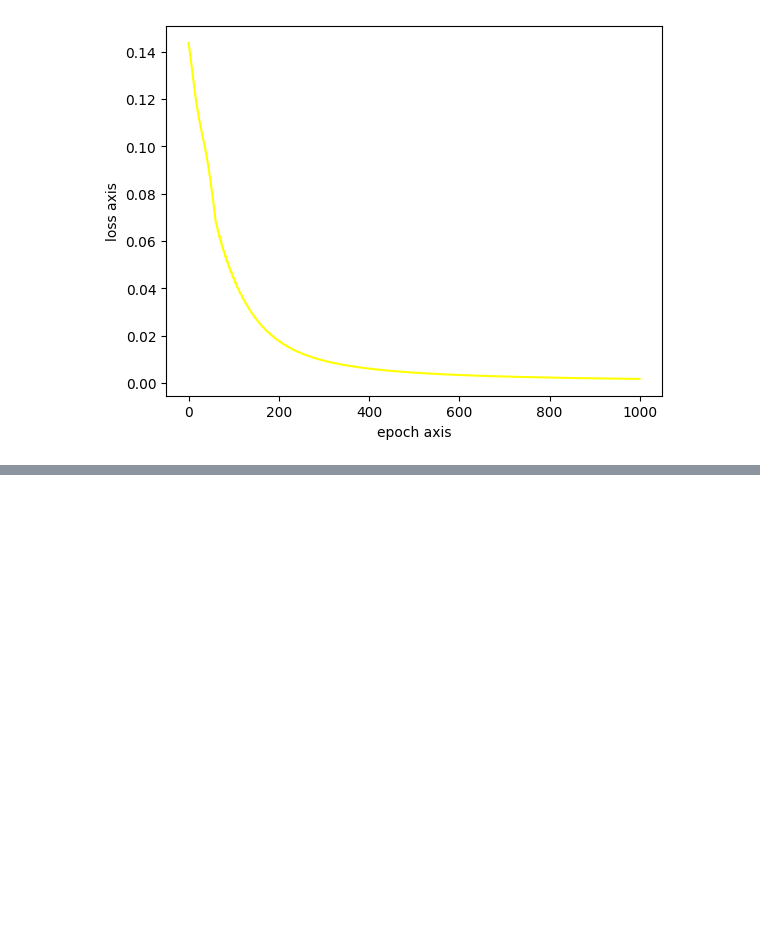
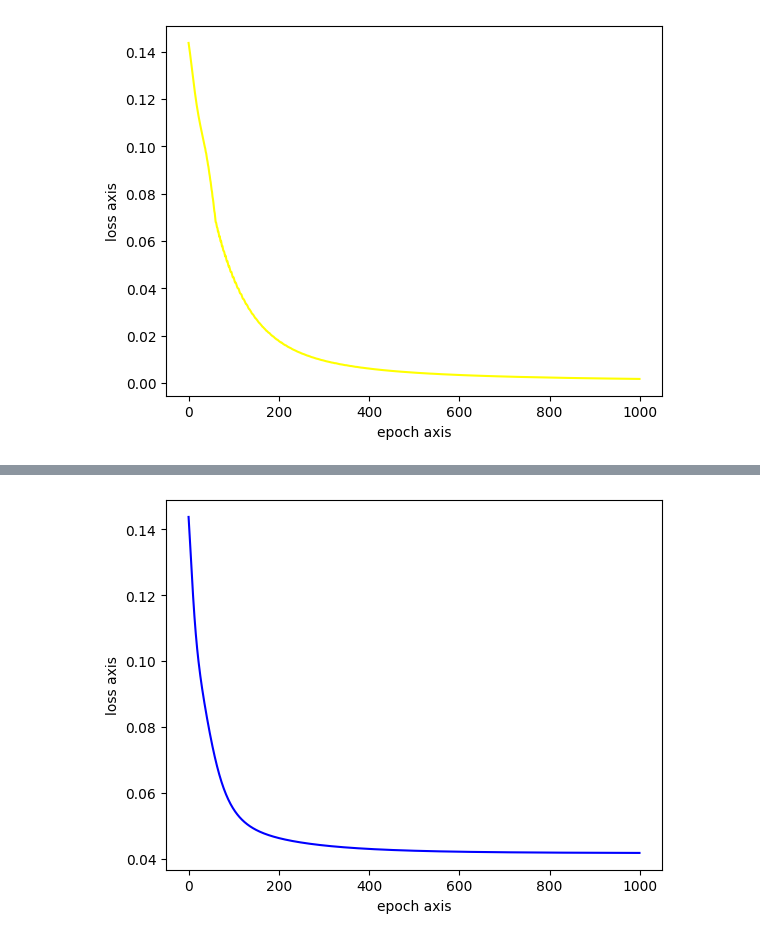
Before and after one commit to lucker3900/machine_learning, a Jupyter notebook: test21.ipynb, the cells around one changed output, grey strips where cells are left out. Drawn from its saved outputs; the diff is of its cells as text; code cells hidden in the pictures; blank space fills up the shorter version.

```diff
--- a/test21.ipynb
+++ b/test21.ipynb
@@ -116,3 +116,76 @@ Epoch: 971 loss: [[0.0017]] W1_grad [-0. -0. -0. -0. -0. -0.] W2_grad [-0. -0. -
 Epoch: 981 loss: [[0.0017]] W1_grad [-0. -0. -0. -0. -0. -0.] W2_grad [-0. -0. -0.] b1_grad [-0. -0. -0.] b2_grad [0.]
 Epoch: 991 loss: [[0.0017]] W1_grad [-0. -0. -0. -0. -0. -0.] W2_grad [-0. -0. -0.] b1_grad [-0. -0. -0.] b2_grad [0.]
 [figure]
+# %%
+#pytorch计算前向传播
+def th_forward(W1, W2, b1, b2, X):
+  Z = torch.matmul(X, W1.t()) + b1 #torch size(3,3)
+  H = torch.relu(Z)
+
+  Zout = torch.matmul(H, W2.t()) + b2 #torch size(3,1)
+  y_pred = torch.sigmoid(Zout) #torch size(3,1)
+  return y_pred
+# %%
+#计算loss函数
+def compute_loss(y_pred, y_true):
+  loss = (y_pred- y_true)**2/2
+  return loss
+# %%
+#参数pytorch参数初始化
+X = torch.tensor([[0.5, 0.3],
+        [0.8, 0.6],
+        [0.2, 0.9]])  # shape: (3, 2)
+
+y_true = torch.tensor([[1], [1], [0]])  # shape: (3, 1)
+
+W1 = torch.tensor([[0.1, 0.2],
+        [0.3, 0.4],
+        [0.5, 0.6]],requires_grad=True)  # shape: (3, 2)
+
+b1 = torch.tensor([[0.1],
+        [0.2],
+        [0.3]],requires_grad=True)    # shape: (3, 1)
+
+W2 = torch.tensor([[0.7, 0.8, 0.9]],requires_grad=True)  # shape: (1, 3)
+b2 = torch.tensor([[0.4]],requires_grad=True)         # shape: (1, 1)
+
+learning_rate = 0.3
+
+losses = []
+epochs = 1000
+
+for epoch in range(epochs):
+  y_pred = th_forward(W1, W2, b1, b2, X)
+
+  loss = compute_loss(y_pred, y_true)
+  losses.append(loss.flatten().mean().item())
+
+  if W1.grad is not None:
+    W1.grad.zero_()
+    W2.grad.zero_()
+    b1.grad.zero_()
+    b2.grad.zero_()
+
+  loss.flatten().mean().backward()
+
+  #更新参数params
+  with torch.no_grad():
+    W1 -= W1 * W1.grad
+    W2 -= W2 * W2.grad
+    b1 -= b1 * b1.grad
+    b2 -= b2 * b2.grad
+
+  if epoch%10 == 0 :
+    print(f"Epoch:, {epoch + 1}",
+      f"loss:, {loss.flatten().mean().item():.4f}",
+      f"W1_grad, {W1.grad.flatten().numpy().round(2)}",
+      f"W2_grad, {W2.grad.flatten().numpy().round(2)}",
+      f"b1_grad, {b1.grad.flatten().numpy().round(2)}",
+      f"b2_grad, {b2.grad.flatten().numpy().round(2)}"
+      )
+
+plt.plot(range(epochs), losses, "blue")
+plt.xlabel("epoch axis")
+plt.ylabel("loss axis")
+plt.show()
+# %% [output]
@@ -118,0 +209 @@ Epoch: 991 loss: [[0.0017]] W1_grad [-0. -0. -0. -0. -0. -0.] W2_grad [-0. -0. -
+[figure, added]
```
Also changed, not shown: parts of 1 cell of this notebook.
